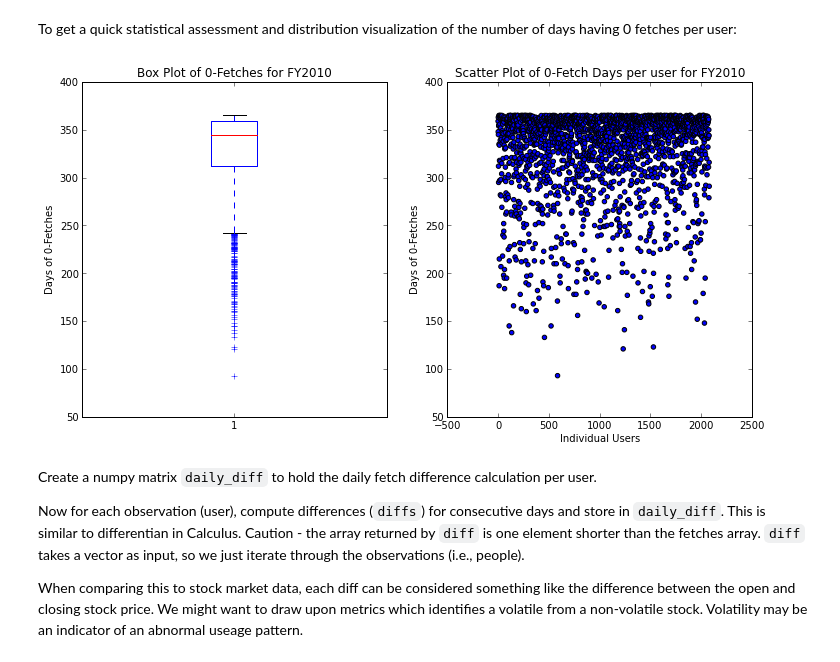
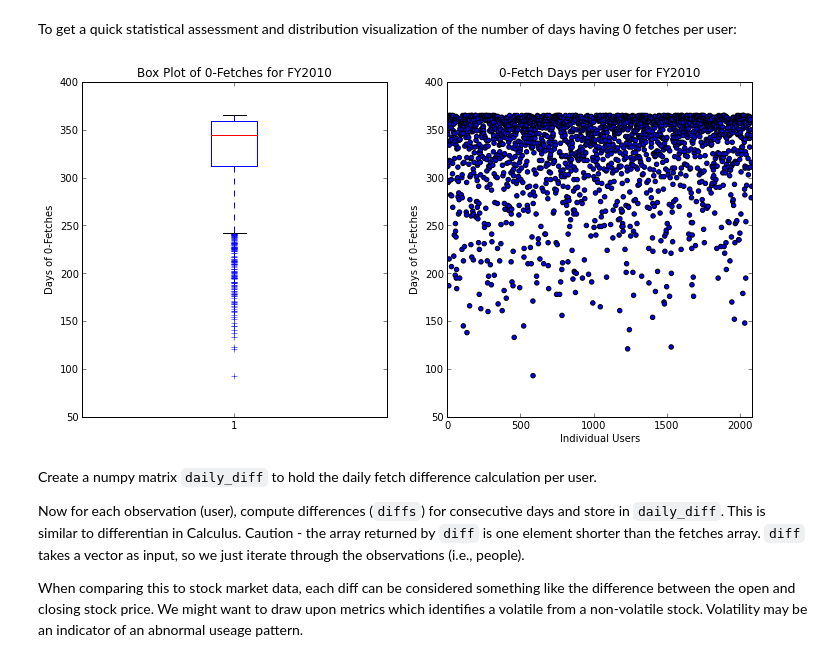
Before and after one commit to svkerr/Aerolink_Ubuntu, a Jupyter notebook: aerolink_daily_analysis.ipynb, the cells around one changed output. Saved outputs shown, nothing was run; the diff lists cells and outputs as text; code cells hidden in the pictures.

```diff
--- a/aerolink_daily_analysis.ipynb
+++ b/aerolink_daily_analysis.ipynb
@@ -66,18 +66,19 @@ To get a quick statistical assessment and distribution visualization of the numb
 # %%
 subplot(121)
 plt.ylabel('Days of 0-Fetches')
 plt.title('Box Plot of 0-Fetches for FY2010')
 plt.boxplot(zeroes)
 
 subplot(122)
 plt.ylabel('Days of 0-Fetches')
 plt.xlabel('Individual Users')
-plt.title('Scatter Plot of 0-Fetch Days per user for FY2010')
+plt.xlim(0,2082)
+plt.title('0-Fetch Days per user for FY2010')
 plt.scatter(arange(len(zeroes)),zeroes)
 
 show()
 # %% [output]
-[figure, old version]
+[figure, new version]
 # %% [markdown]
 Create a numpy matrix `daily_diff` to hold the daily fetch difference calculation per user.
 
```
Also changed, not shown: parts of 1 cell of this notebook.
